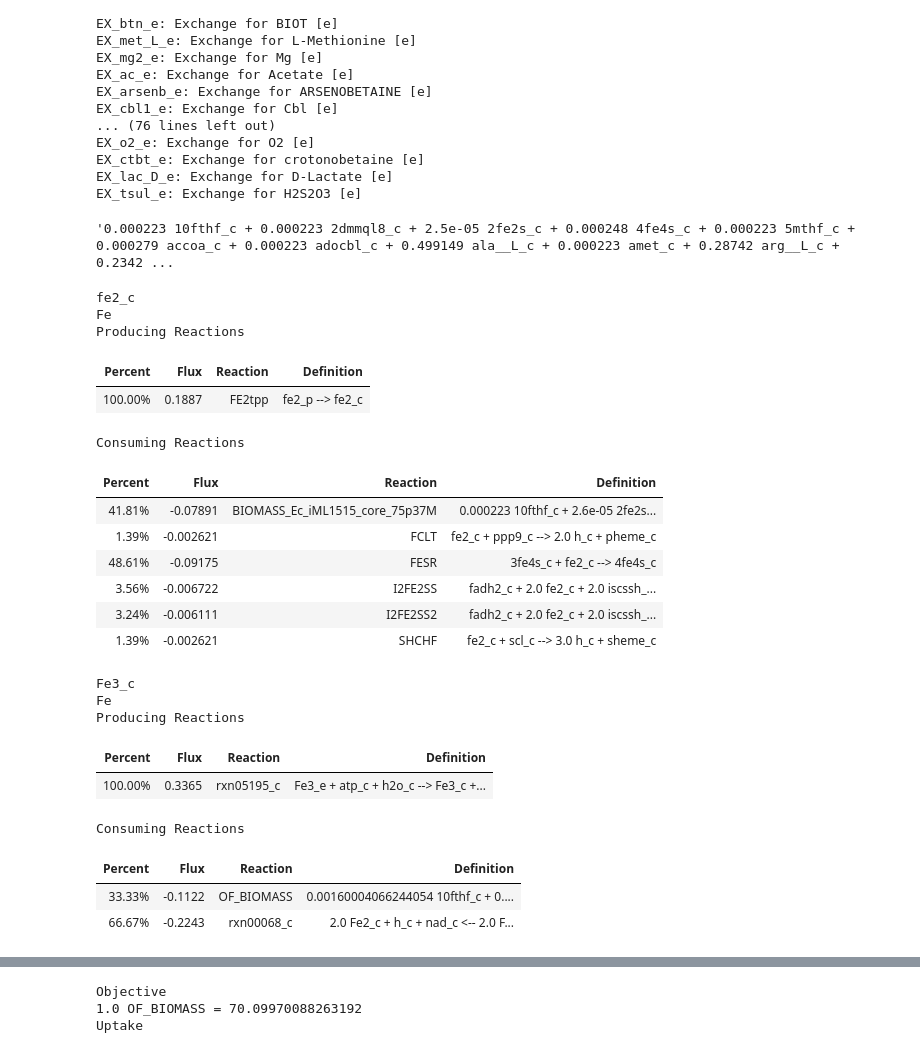
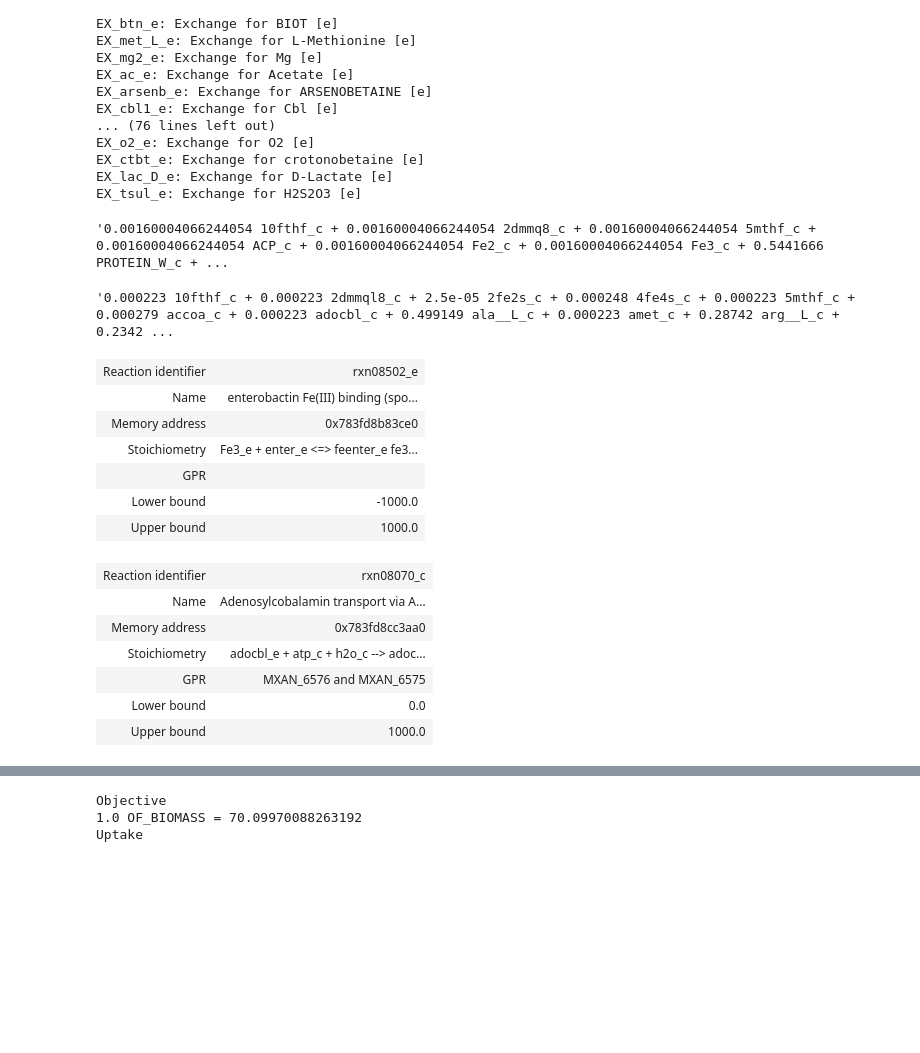
Before and after one commit to BondonMickael/M_xanthus-E_coli-Predation, a Jupyter notebook: notebooks/test_model.ipynb, the cells around one changed output, grey strips where cells are left out. Drawn from its saved outputs; the diff is of its cells as text; code cells hidden in the pictures; blank space fills up the shorter version.

```diff
--- a/notebooks/test_model.ipynb
+++ b/notebooks/test_model.ipynb
@@ -56,43 +71,35 @@ EX_ctbt_e: Exchange for crotonobetaine [e]
 EX_lac_D_e: Exchange for D-Lactate [e]
 EX_tsul_e: Exchange for H2S2O3 [e]
 # %%
-E_coli.reactions.EX_fum_e # only export here
-E_coli.reactions.EX_orn_e
-E_coli.reactions.EX_acac_e
-E_coli.reactions.EX_acald_e
-E_coli.reactions.EX_man_e
-E_coli.reactions.EX_fru_e
-E_coli.reactions.EX_pheme_e
-
-E_coli.reactions.BIOMASS_Ec_iML1515_WT_75p37M.reaction # exist but not used
+M_xanthus.reactions.OF_BIOMASS.reaction
 # %% [output]
-'0.000223 10fthf_c + 0.000223 2dmmql8_c + 2.5e-05 2fe2s_c + 0.000248 4fe4s_c + 0.000223 5mthf_c + 0.000279 accoa_c + 0.000223 adocbl_c + 0.499149 ala__L_c + 0.000223 amet_c + 0.28742 arg__L_c + 0.2342 ...
+'0.00160004066244054 10fthf_c + 0.00160004066244054 2dmmq8_c + 0.00160004066244054 5mthf_c + 0.00160004066244054 ACP_c + 0.00160004066244054 Fe2_c + 0.00160004066244054 Fe3_c + 0.5441666 PROTEIN_W_c + ...
+# %%
+E_coli.reactions.BIOMASS_Ec_iML1515_WT_75p37M.reaction
+# %% [output]
+'0.000223 10fthf_c + 0.000223 2dmmql8_c + 2.5e-05 2fe2s_c + 0.000248 4fe4s_c + 0.000223 5mthf_c + 0.000279 accoa_c + 0.000223 adocbl_c + 0.499149 ala__L_c + 0.000223 amet_c + 0.28742 arg__L_c + 0.2342 ...
 # %%
-E_coli.metabolites.fe2_c.summary()
+# enter_e = all imported are exported
+M_xanthus.metabolites.feenter_e.summary()
+M_xanthus.metabolites.feenter_e
+M_xanthus.reactions.rxn08502_e
 # %% [output]
-fe2_c
-Fe
-Producing Reactions
-| Percent | Flux | Reaction | Definition |
-| 100.00% | 0.1887 | FE2tpp | fe2_p --> fe2_c |
+| Reaction identifier | rxn08502_e |
+| Name | enterobactin Fe(III) binding (spo... |
+| Memory address | 0x783fd8b83ce0 |
+| Stoichiometry | Fe3_e + enter_e <=> feenter_e fe3... |
+| GPR |  |
+| Lower bound | -1000.0 |
+| Upper bound | 1000.0 |
-Consuming Reactions
-| Percent | Flux | Reaction | Definition |
-| 41.81% | -0.07891 | BIOMASS_Ec_iML1515_core_75p37M | 0.000223 10fthf_c + 2.6e-05 2fe2s... |
-| 1.39% | -0.002621 | FCLT | fe2_c + ppp9_c --> 2.0 h_c + pheme_c |
-| 48.61% | -0.09175 | FESR | 3fe4s_c + fe2_c --> 4fe4s_c |
-| 3.56% | -0.006722 | I2FE2SS | fadh2_c + 2.0 fe2_c + 2.0 iscssh_... |
-| 3.24% | -0.006111 | I2FE2SS2 | fadh2_c + 2.0 fe2_c + 2.0 iscssh_... |
-| 1.39% | -0.002621 | SHCHF | fe2_c + scl_c --> 3.0 h_c + sheme_c |
 # %%
-M_xanthus.metabolites.Fe3_c.summary() # don't have fe2 transporter
-# M_xanthus.reactions.rxn00068_c
+# created by biomass used in biomass
+M_xanthus.metabolites.get_by_id("adocbl_e")
+M_xanthus.reactions.rxn08070_c
 # %% [output]
-Fe3_c
-Fe
-Producing Reactions
-| Percent | Flux | Reaction | Definition |
-| 100.00% | 0.3365 | rxn05195_c | Fe3_e + atp_c + h2o_c --> Fe3_c +... |
+| Reaction identifier | rxn08070_c |
+| Name | Adenosylcobalamin transport via A... |
+| Memory address | 0x783fd8cc3aa0 |
+| Stoichiometry | adocbl_e + atp_c + h2o_c --> adoc... |
+| GPR | MXAN_6576 and MXAN_6575 |
+| Lower bound | 0.0 |
+| Upper bound | 1000.0 |
-Consuming Reactions
-| Percent | Flux | Reaction | Definition |
-| 33.33% | -0.1122 | OF_BIOMASS | 0.00160004066244054 10fthf_c + 0.... |
-| 66.67% | -0.2243 | rxn00068_c | 2.0 Fe2_c + h_c + nad_c <-- 2.0 F... |
```
Also changed, not shown: parts of 34 cells of this notebook, 6 other files.
